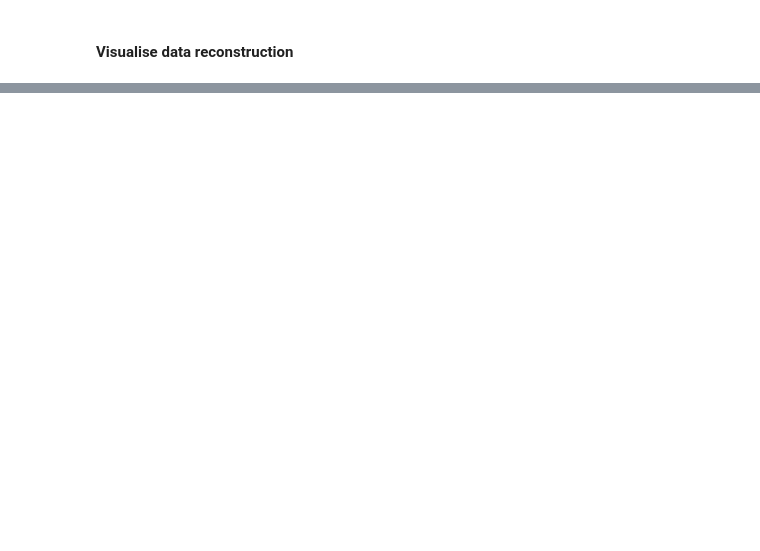
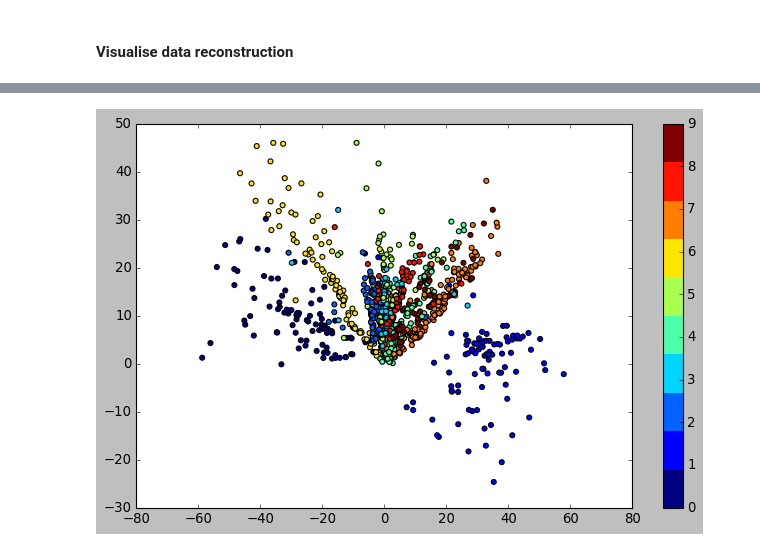
Before and after one commit to willtai/vae_exploration, a Jupyter notebook: notebooks/mnist_vae.ipynb, the cells around one changed output, grey strips where cells are left out. Cells and saved outputs as stored; diff of their text form; code cells hidden in the pictures; blank space fills up the shorter version.

```diff
--- a/notebooks/mnist_vae.ipynb
+++ b/notebooks/mnist_vae.ipynb
@@ -224,0 +121,13 @@ plt.show()
+# %%
+test_epoch, test_label = mnist.train.next_batch(vae.batch_size)
+x_tst = vae.reconstruct_X(np.rint(test_epoch).astype(np.float32))
+test_label = np.argmax(test_label,axis=1)
+# %%
+z_mean_test = vae.sess.run(vae.z_mu, {vae.x: x_tst})
+# %%
+plt.figure(figsize=(10, 6))
+plt.scatter(z_mean_test[:,0],z_mean_test[:,1],c=test_label,cmap=plt.cm.get_cmap('jet', 10))
+plt.colorbar()
+plt.show()
+# %% [output]
+[figure, added]
```
Also changed, not shown: parts of 14 cells of this notebook, 5 other files.
